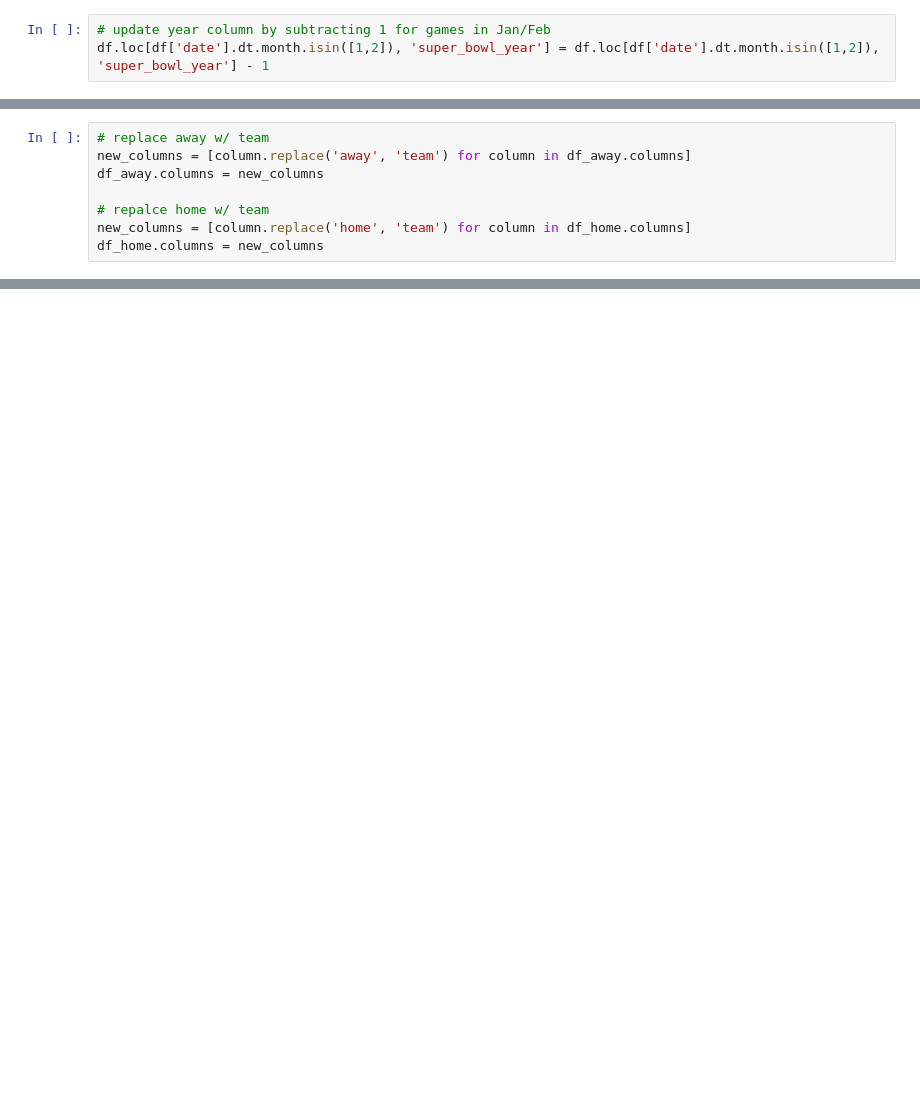
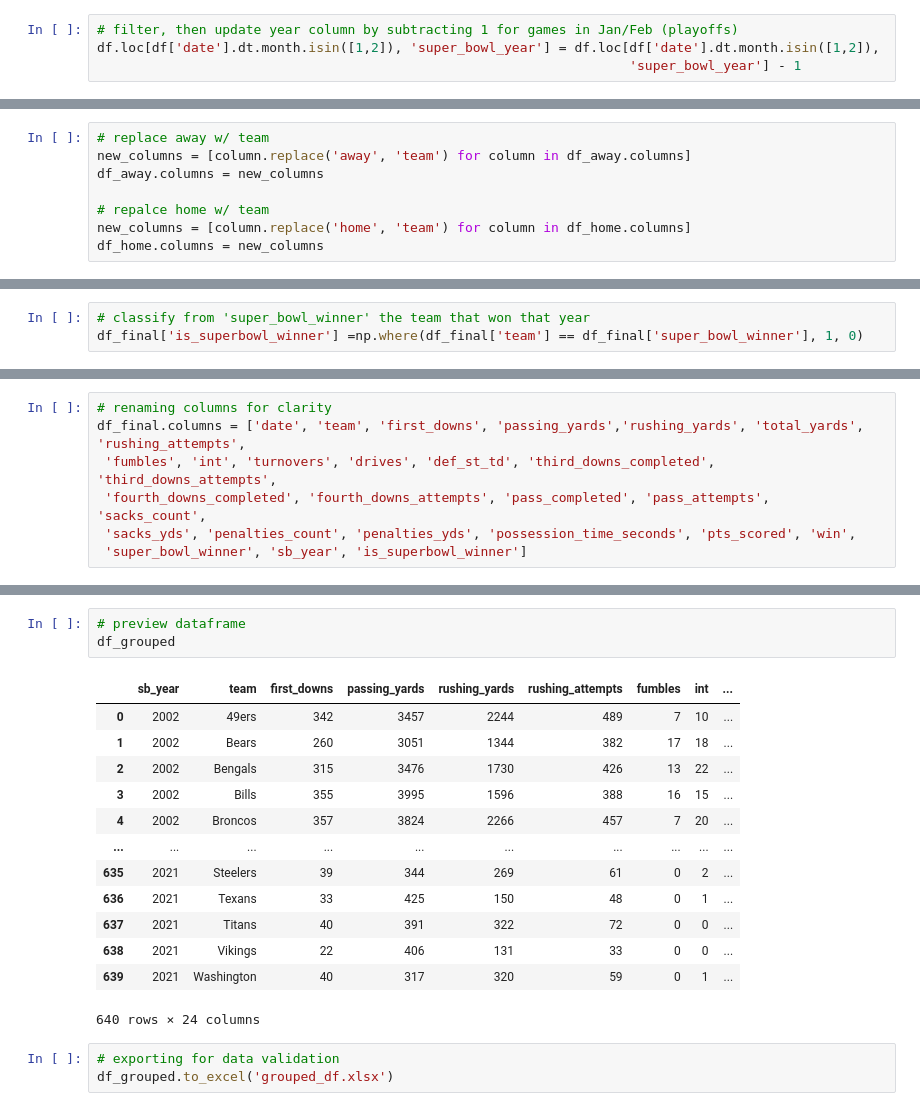
Before and after one commit to haroahmad/Bet_On_The_Falcons, a Jupyter notebook: final_data_cleaning_v1.ipynb, the cells around one changed output, grey strips where cells are left out. Cells and saved outputs as stored; diff of their text form; blank space fills up the shorter version.

Commit message:
final dataframe, ready for ML!

```diff
--- a/final_data_cleaning_v1.ipynb
+++ b/final_data_cleaning_v1.ipynb
@@ -233,8 +280,9 @@ df[df['date'].dt.month.isin([1,2])]
 | 5087 | 2022-02-13 | Rams | Bengals | 18 | 15 | 6-15 | 3-14 | ... |
 352 rows × 69 columns
 # %%
-# update year column by subtracting 1 for games in Jan/Feb
-df.loc[df['date'].dt.month.isin([1,2]), 'super_bowl_year'] = df.loc[df['date'].dt.month.isin([1,2]), 'super_bowl_year'] - 1
+# filter, then update year column by subtracting 1 for games in Jan/Feb (playoffs)
+df.loc[df['date'].dt.month.isin([1,2]), 'super_bowl_year'] = df.loc[df['date'].dt.month.isin([1,2]),
+                                                                    'super_bowl_year'] - 1
 # %%
 # update the super bowl winner for rows changed
 df['super_bowl_winner'] = df['super_bowl_year'].map(winner_dict)
@@ -345 +367,4 @@ Index(['date', 'team', 'first_downs_team', 'passing_yards_team',
 df_final['total_yards_team'] = df_final['passing_yards_team'] + df_final['rushing_yards_team']
+# %%
+# classify from 'super_bowl_winner' the team that won that year
+df_final['is_superbowl_winner'] =np.where(df_final['team'] == df_final['super_bowl_winner'], 1, 0)
@@ -346 +385,8 @@ df_final['total_yards_team'] = df_final['passing_yards_team'] + df_final['rushin
+# %%
+# renaming columns for clarity
+df_final.columns = ['date', 'team', 'first_downs', 'passing_yards','rushing_yards', 'total_yards', 'rushing_attempts',
+ 'fumbles', 'int', 'turnovers', 'drives', 'def_st_td', 'third_downs_completed', 'third_downs_attempts',
+ 'fourth_downs_completed', 'fourth_downs_attempts', 'pass_completed', 'pass_attempts', 'sacks_count',
+ 'sacks_yds', 'penalties_count', 'penalties_yds', 'possession_time_seconds', 'pts_scored', 'win',
+ 'super_bowl_winner', 'sb_year', 'is_superbowl_winner']
 # %%
@@ -380 +431,21 @@ df_final.groupby(by=['super_bowl_year','team']).agg({
                                                     })
+# %%
+# preview dataframe
+df_grouped
+# %% [output]
+|  | sb_year | team | first_downs | passing_yards | rushing_yards | rushing_attempts | fumbles | int | ... |
+| 0 | 2002 | 49ers | 342 | 3457 | 2244 | 489 | 7 | 10 | ... |
+| 1 | 2002 | Bears | 260 | 3051 | 1344 | 382 | 17 | 18 | ... |
+| 2 | 2002 | Bengals | 315 | 3476 | 1730 | 426 | 13 | 22 | ... |
+| 3 | 2002 | Bills | 355 | 3995 | 1596 | 388 | 16 | 15 | ... |
+| 4 | 2002 | Broncos | 357 | 3824 | 2266 | 457 | 7 | 20 | ... |
+| ... | ... | ... | ... | ... | ... | ... | ... | ... | ... |
+| 635 | 2021 | Steelers | 39 | 344 | 269 | 61 | 0 | 2 | ... |
+| 636 | 2021 | Texans | 33 | 425 | 150 | 48 | 0 | 1 | ... |
+| 637 | 2021 | Titans | 40 | 391 | 322 | 72 | 0 | 0 | ... |
+| 638 | 2021 | Vikings | 22 | 406 | 131 | 33 | 0 | 0 | ... |
+| 639 | 2021 | Washington | 40 | 317 | 320 | 59 | 0 | 1 | ... |
+640 rows × 24 columns
+# %%
+# exporting for data validation
+df_grouped.to_excel('grouped_df.xlsx')
```
Also changed, not shown: parts of 34 cells of this notebook, 4 other files.
